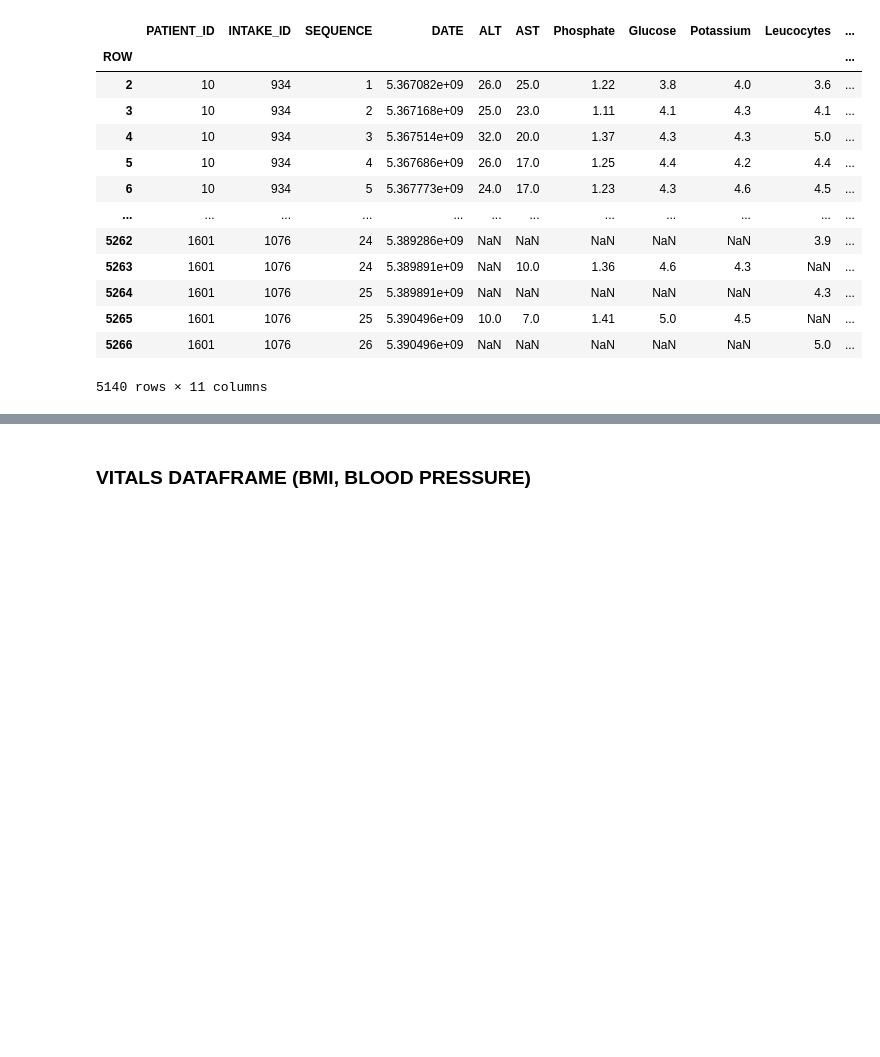
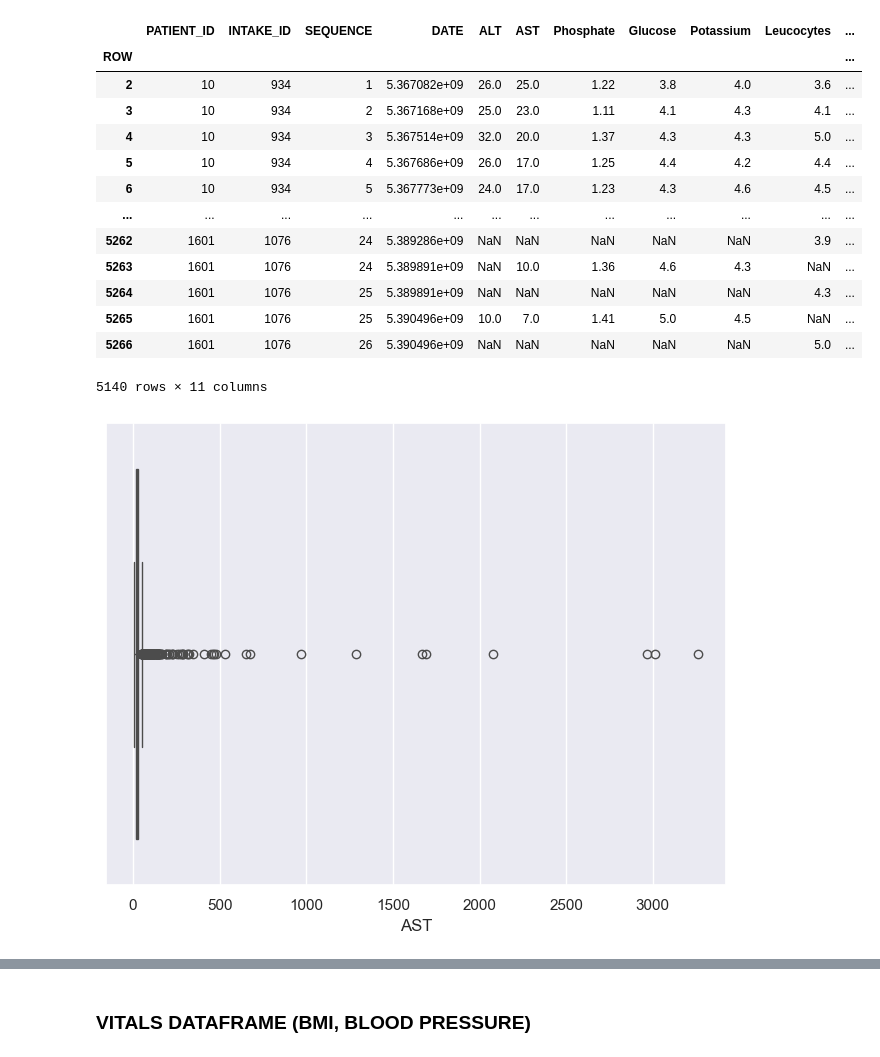
Before and after one commit to puckkwaspen/BEP_RFS, a Jupyter notebook: Preparing Data.ipynb, the cells around one changed output, grey strips where cells are left out. Cells and saved outputs as stored; diff of their text form; code cells hidden in the pictures; blank space fills up the shorter version.

```diff
--- a/Preparing Data.ipynb
+++ b/Preparing Data.ipynb
@@ -88,3 +88,15 @@ pivot_df
 | 5265 | 1601 | 1076 | 25 | 5.390496e+09 | 10.0 | 7.0 | 1.41 | 5.0 | 4.5 | NaN | ... |
 | 5266 | 1601 | 1076 | 26 | 5.390496e+09 | NaN | NaN | NaN | NaN | NaN | 5.0 | ... |
 5140 rows × 11 columns
+# %%
+import seaborn as sns
+import matplotlib.pyplot as plt
+
+# Create the boxplot for the 'weight' column
+plt.figure(figsize=(8, 6))  # Optional: Set the figure size
+sns.boxplot(x=pivot_df['AST'])
+
+# Show the plot
+plt.show()
+# %% [output]
+[figure, added]
```
Also changed, not shown: parts of 10 cells of this notebook, 6 other files.
